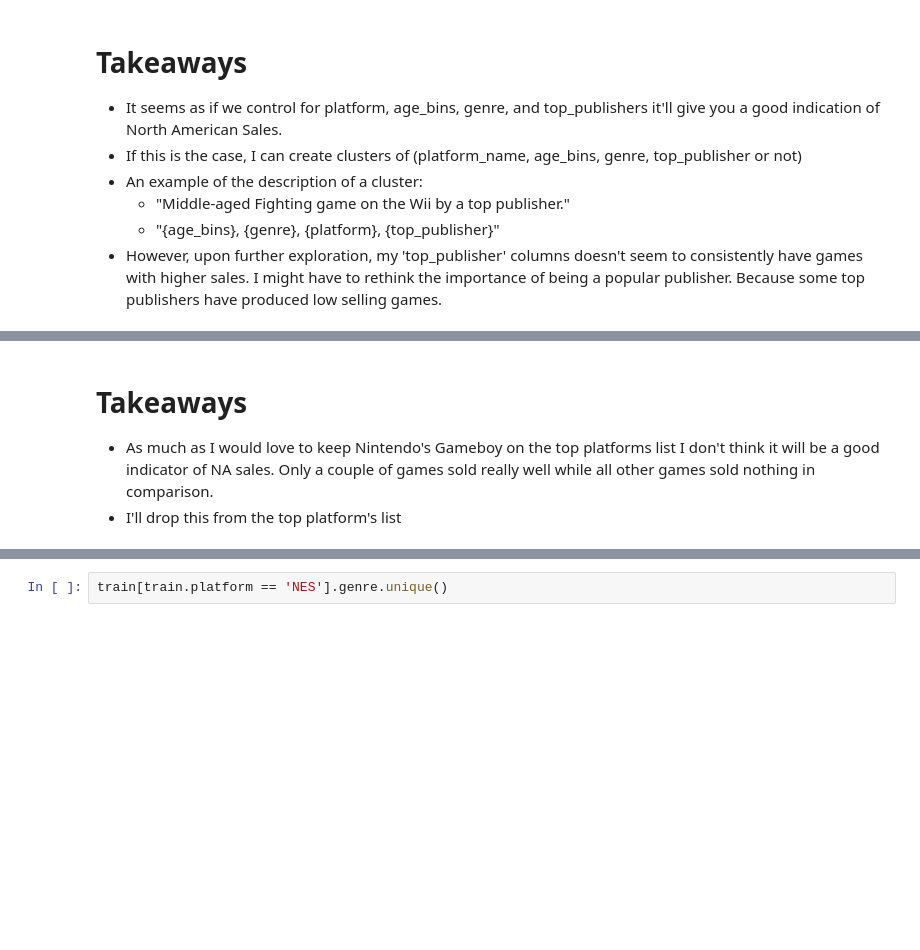
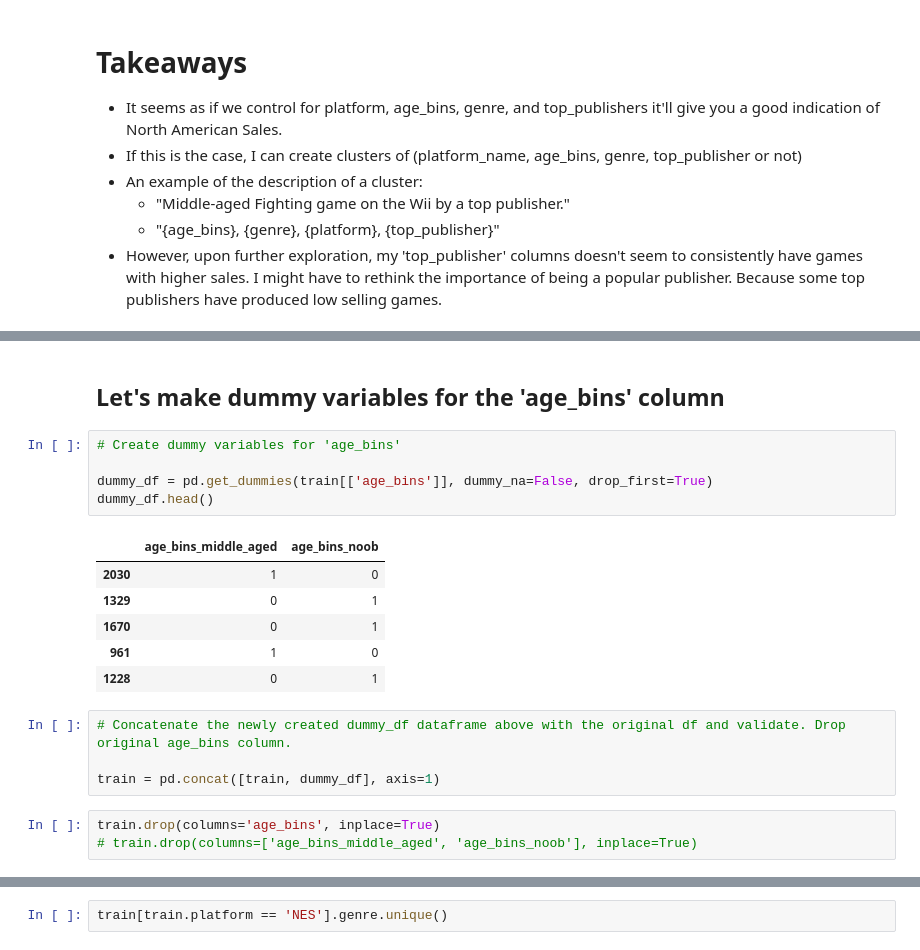
Before and after one commit to brentschriver/press_start, a Jupyter notebook: press-start-workflow.ipynb, the cells around one changed output, grey strips where cells are left out. Cells and saved outputs as stored; diff of their text form; blank space fills up the shorter version.

```diff
--- a/press-start-workflow.ipynb
+++ b/press-start-workflow.ipynb
@@ -647,4 +619,21 @@ train[train.platform == 'GB']
-# %% [markdown]
-# Takeaways
-* As much as I would love to keep Nintendo's Gameboy on the top platforms list I don't think it will be a good indicator of NA sales. Only a couple of games sold really well while all other games sold nothing in comparison.
-* I'll drop this from the top platform's list
+# %% [markdown]
+## Let's make dummy variables for the 'age_bins' column
+# %%
+# Create dummy variables for 'age_bins'
+
+dummy_df = pd.get_dummies(train[['age_bins']], dummy_na=False, drop_first=True)
+dummy_df.head()
+# %% [output]
+|  | age_bins_middle_aged | age_bins_noob |
+| 2030 | 1 | 0 |
+| 1329 | 0 | 1 |
+| 1670 | 0 | 1 |
+| 961 | 1 | 0 |
+| 1228 | 0 | 1 |
+# %%
+# Concatenate the newly created dummy_df dataframe above with the original df and validate. Drop original age_bins column.
+
+train = pd.concat([train, dummy_df], axis=1)
+# %%
+train.drop(columns='age_bins', inplace=True)
+# train.drop(columns=['age_bins_middle_aged', 'age_bins_noob'], inplace=True)
```
Also changed, not shown: parts of 15 cells of this notebook, 3 other files.
